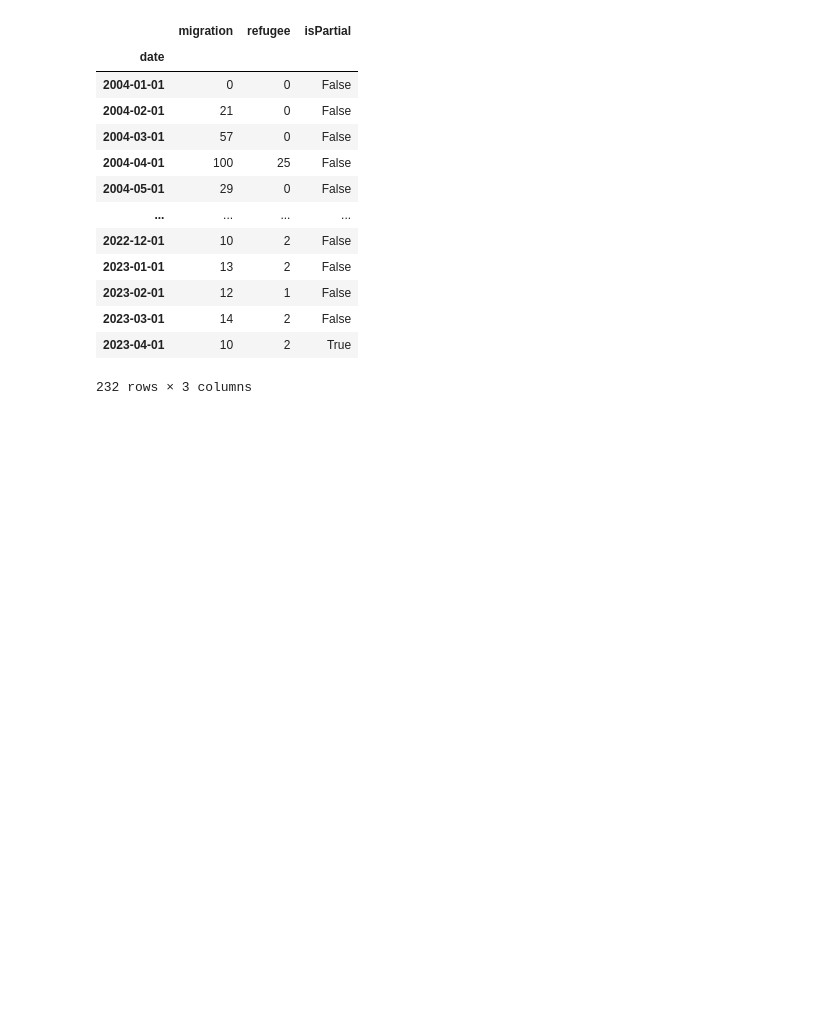
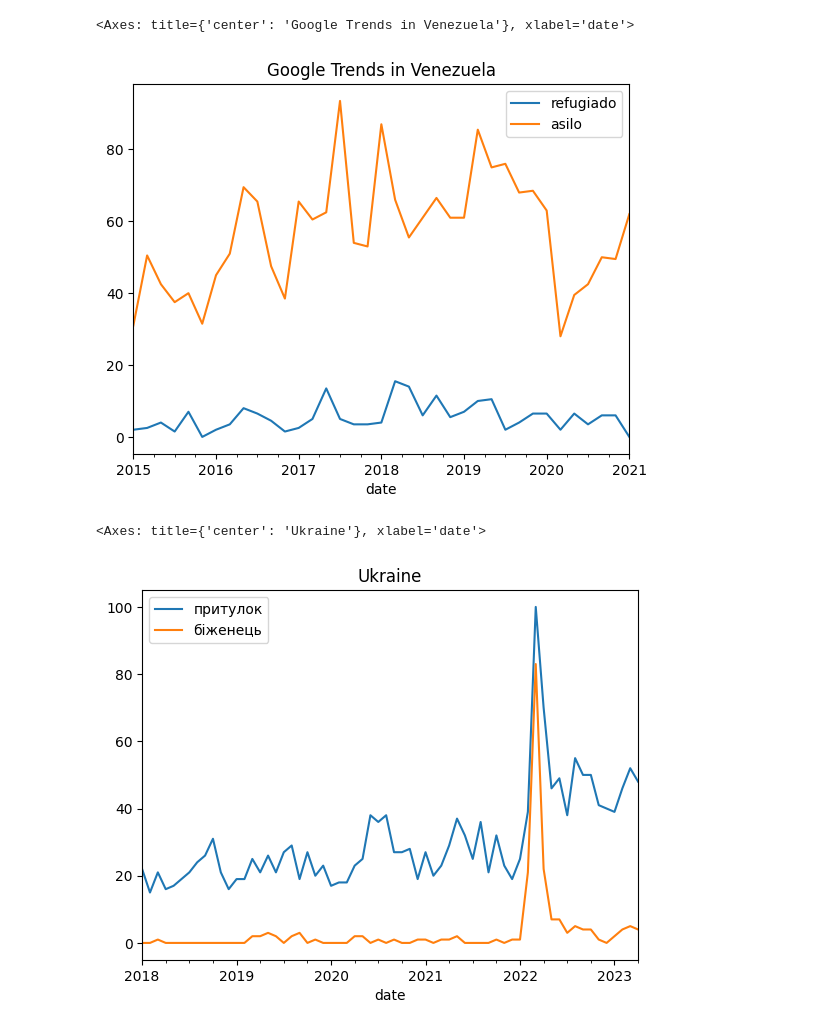
Before and after one commit to 4Freye/refugees, a Jupyter notebook: notebooks/trends/pytrends_demo.ipynb, the cells around one changed output. Drawn from its saved outputs; the diff is of its cells as text; code cells hidden in the pictures; blank space fills up the shorter version.

Commit message:
updated pytrends demo

```diff
--- a/notebooks/trends/pytrends_demo.ipynb
+++ b/notebooks/trends/pytrends_demo.ipynb
@@ -7,18 +53,14 @@ pytrends = TrendReq(hl='en-US', tz=360)
+# %%
+country = 'Venezuela (Bolivarian Republic of)'
+pytrends.build_payload(kw_list=['refugiado','asilo'], geo=country_abbrev.country_to_abbrev[country], timeframe= '2015-01-01 2021-01-01')
+brazil_df = pytrends.interest_over_time().reset_index().groupby(pd.Grouper(freq='2MS', key='date')).mean().drop('isPartial',axis=1)
+brazil_df.plot(title='Google Trends in Venezuela')
+# %% [output]
+<Axes: title={'center': 'Google Trends in Venezuela'}, xlabel='date'>
+[figure, added]
 # %%
-pytrends.build_payload(kw_list=['migration', 'refugee'], geo=country_abbrev.country_to_abbrev['Mexico'], timeframe= 'all')
-pytrends.interest_over_time()
+pytrends.build_payload(kw_list=['притулок', 'біженець'], geo=country_abbrev.country_to_abbrev['Ukraine'], timeframe= '2018-01-01 2023-04-01')
+pytrends.interest_over_time().plot(title='Ukraine')
 # %% [output]
-|  | migration | refugee | isPartial |
-| date |  |  |  |
-| 2004-01-01 | 0 | 0 | False |
-| 2004-02-01 | 21 | 0 | False |
-| 2004-03-01 | 57 | 0 | False |
-| 2004-04-01 | 100 | 25 | False |
-| 2004-05-01 | 29 | 0 | False |
-| ... | ... | ... | ... |
-| 2022-12-01 | 10 | 2 | False |
-| 2023-01-01 | 13 | 2 | False |
-| 2023-02-01 | 12 | 1 | False |
-| 2023-03-01 | 14 | 2 | False |
-| 2023-04-01 | 10 | 2 | True |
-232 rows × 3 columns
+<Axes: title={'center': 'Ukraine'}, xlabel='date'>
+[figure, added]
```
Also changed, not shown: parts of 6 cells of this notebook.
